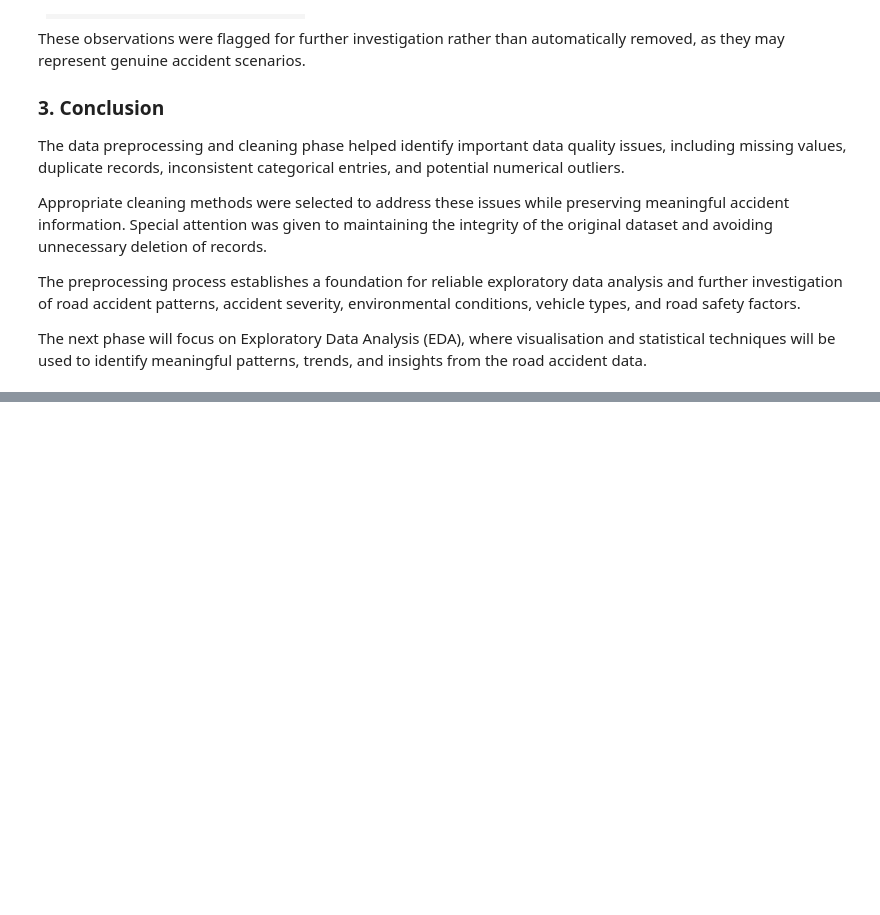
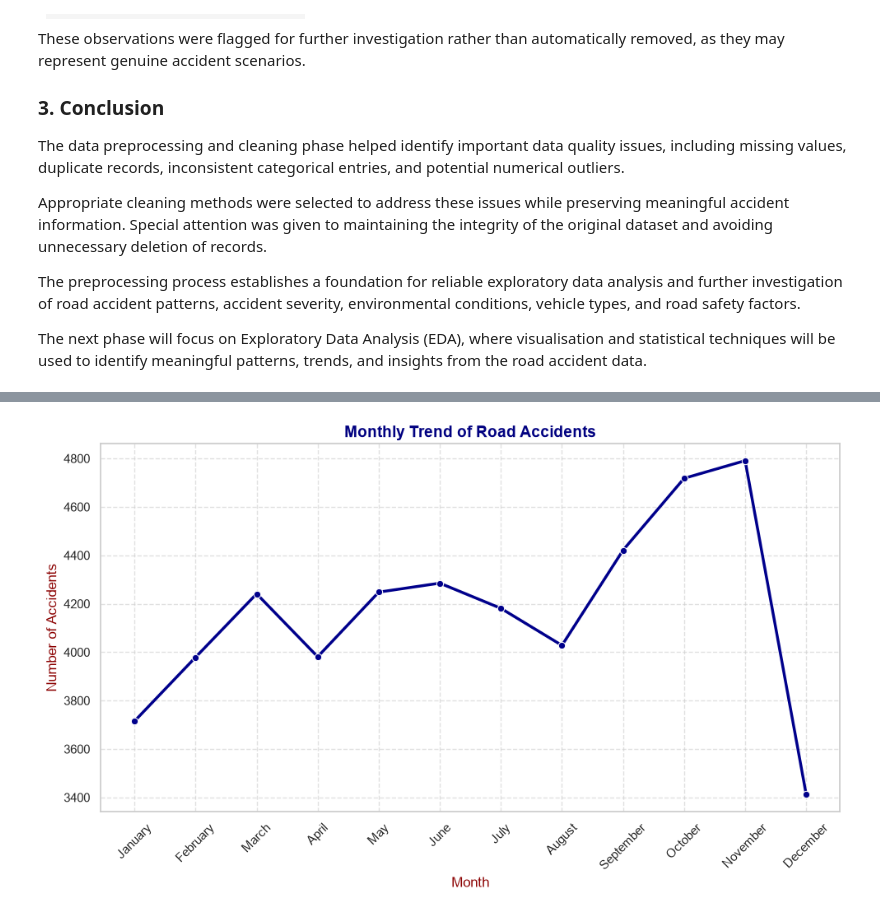
Before and after one commit to sarathsasikumar33/Road_Accident_Data_Analysis, a Jupyter notebook: Road Accident Data Analysis phase2.ipynb, the cells around one changed output, grey strips where cells are left out. Saved outputs shown, nothing was run; the diff lists cells and outputs as text; code cells hidden in the pictures; blank space fills up the shorter version.

```diff
--- a/Road Accident Data Analysis phase2.ipynb
+++ b/Road Accident Data Analysis phase2.ipynb
@@ -522,0 +625,15 @@ The next phase will focus on Exploratory Data Analysis (EDA), where visualisatio
+# %%
+# Objective: Track seasonal fluctuations in accident frequency across calendar months.
+monthly_counts = df_Cleaned.groupby(['Month_Num', 'Month']).size().reset_index(name='Count')
+
+plt.figure(figsize=(10, 6))
+sns.lineplot(data=monthly_counts, x='Month', y='Count', marker='o', color='darkblue', linewidth=2.5)
+plt.title('Monthly Trend of Road Accidents', color='navy', fontsize=14, fontweight='bold')
+plt.xlabel('Month', color='darkred')
+plt.ylabel('Number of Accidents', color='darkred')
+plt.xticks(rotation=45)
+plt.grid(True, linestyle='--', alpha=0.6)
+plt.tight_layout()
+plt.show()
+# %% [output]
+[figure, added]
```
Also changed, not shown: parts of 33 cells of this notebook.
